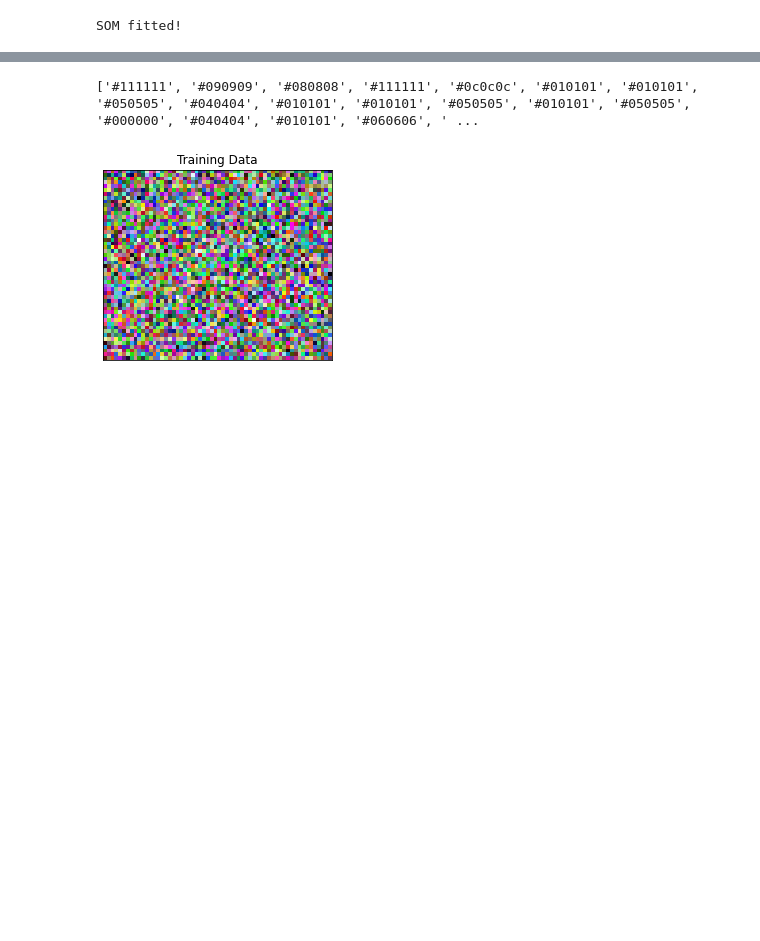
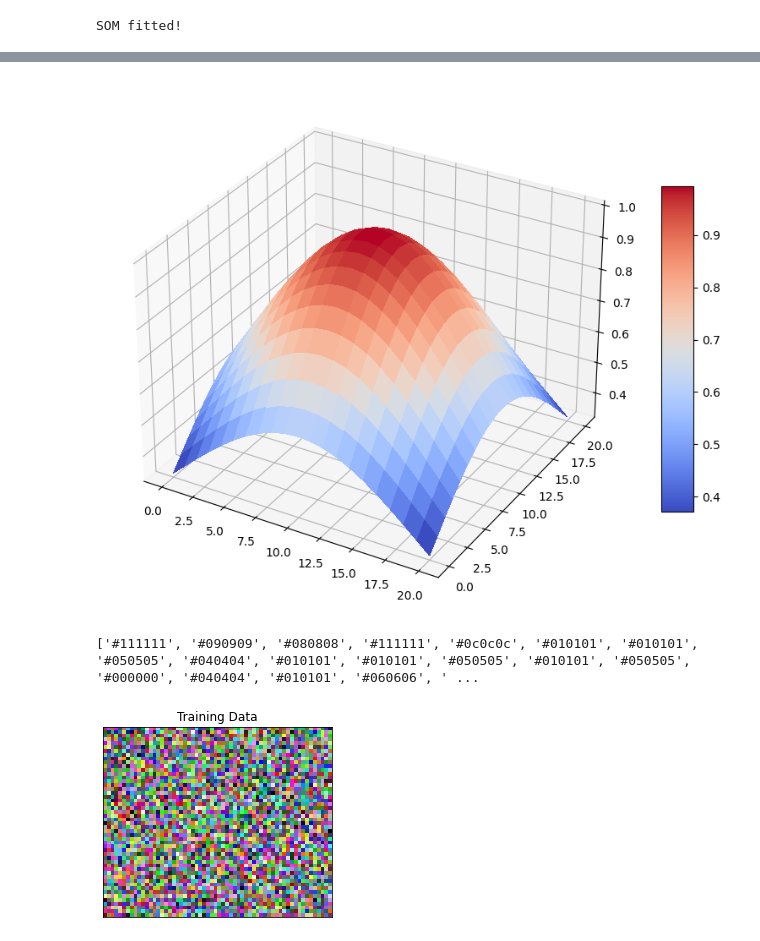
Before and after one commit to jazoza/mad, a Jupyter notebook: 02_import_data.ipynb, the cells around one changed output, grey strips where cells are left out. Drawn from its saved outputs; the diff is of its cells as text; code cells hidden in the pictures; blank space fills up the shorter version.

```diff
--- a/02_import_data.ipynb
+++ b/02_import_data.ipynb
@@ -90,3 +214,8 @@ SOM fitted!
+# %%
+plot_nbh_dist_weight_matrix(som)
+plt.show()
+# %% [output]
+[figure, added]
 # %%
 from bokeh.models import ColumnDataSource, LabelSet
 from bokeh.plotting import figure, show
```
Also changed, not shown: parts of 12 cells of this notebook, 1 other file.
